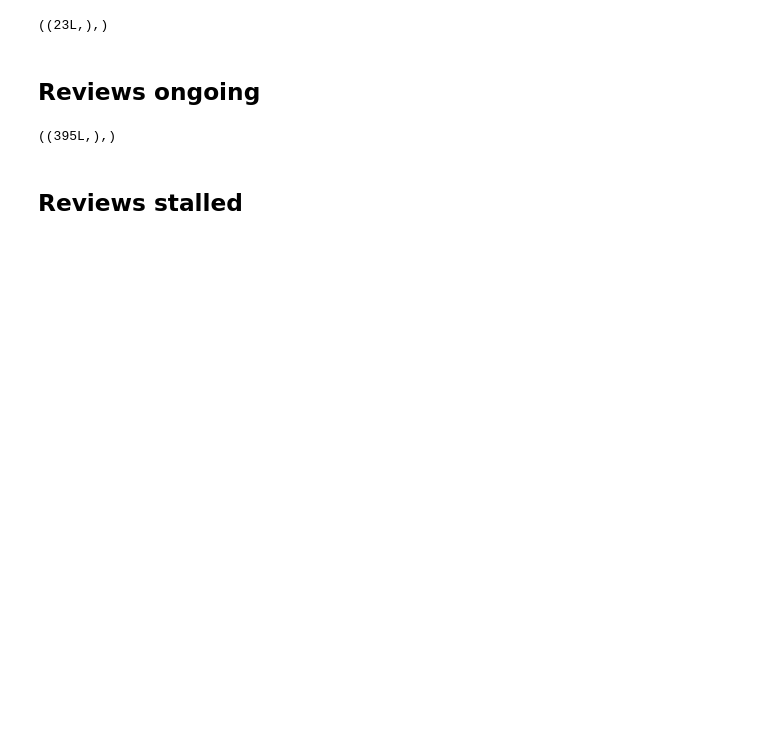
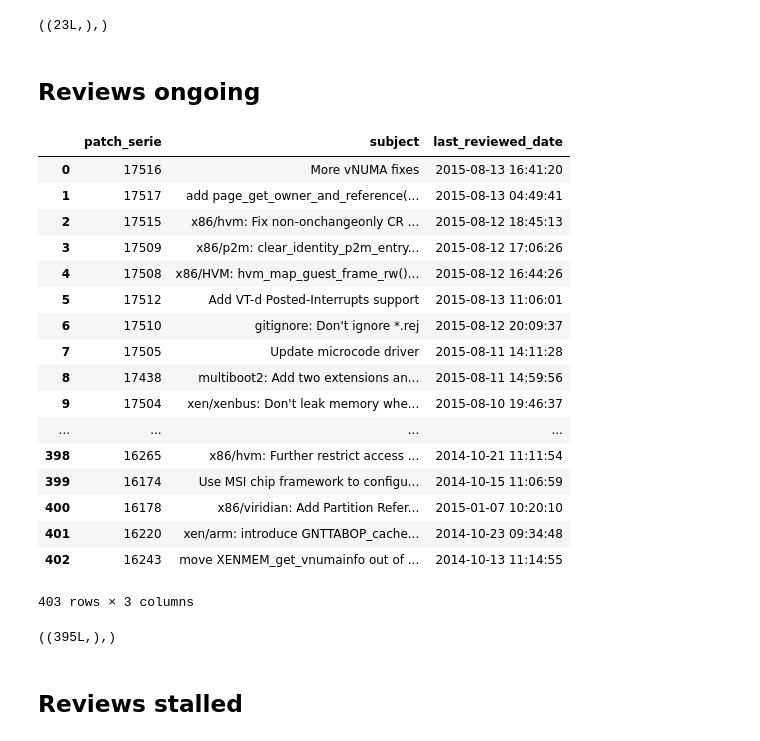
Before and after one commit to dicortazar/ipython-notebooks, a Jupyter notebook: projects/xen-analysis/Code-Review-Metrics.ipynb, the cells around one changed output. Cells and saved outputs as stored; diff of their text form; code cells hidden in the pictures; blank space fills up the shorter version.

```diff
--- a/projects/xen-analysis/Code-Review-Metrics.ipynb
+++ b/projects/xen-analysis/Code-Review-Metrics.ipynb
@@ -673,6 +710,29 @@ query = """ SELECT DISTINCT ps.id as reviewed_patch_serie,
             GROUP BY ps.id
             ORDER BY f.date desc """ # INITIAL VALUE OF 60 DAYS
 last_year_reviews = execute_query(cursor, query)
+# %%
+last_year_reviews_list = list(last_year_reviews)
+last_year_reviews_df = DataFrame(last_year_reviews_list, columns=["patch_serie", "subject", "last_reviewed_date"])
+last_year_reviews_df
+# %% [output]
+|  | patch_serie | subject | last_reviewed_date |
+| 0 | 17516 | More vNUMA fixes | 2015-08-13 16:41:20 |
+| 1 | 17517 | add page_get_owner_and_reference(... | 2015-08-13 04:49:41 |
+| 2 | 17515 | x86/hvm: Fix non-onchangeonly CR ... | 2015-08-12 18:45:13 |
+| 3 | 17509 | x86/p2m: clear_identity_p2m_entry... | 2015-08-12 17:06:26 |
+| 4 | 17508 | x86/HVM: hvm_map_guest_frame_rw()... | 2015-08-12 16:44:26 |
+| 5 | 17512 | Add VT-d Posted-Interrupts support | 2015-08-13 11:06:01 |
+| 6 | 17510 | gitignore: Don't ignore *.rej | 2015-08-12 20:09:37 |
+| 7 | 17505 | Update microcode driver | 2015-08-11 14:11:28 |
+| 8 | 17438 | multiboot2: Add two extensions an... | 2015-08-11 14:59:56 |
+| 9 | 17504 | xen/xenbus: Don't leak memory whe... | 2015-08-10 19:46:37 |
+| ... | ... | ... | ... |
+| 398 | 16265 | x86/hvm: Further restrict access ... | 2014-10-21 11:11:54 |
+| 399 | 16174 | Use MSI chip framework to configu... | 2014-10-15 11:06:59 |
+| 400 | 16178 | x86/viridian: Add Partition Refer... | 2015-01-07 10:20:10 |
+| 401 | 16220 | xen/arm: introduce GNTTABOP_cache... | 2014-10-23 09:34:48 |
+| 402 | 16243 | move XENMEM_get_vnumainfo out of ... | 2014-10-13 11:14:55 |
+403 rows × 3 columns
 # %%
 query = """ SELECT COUNT(DISTINCT(ps.id)) as reviewed_patch_serie
             FROM patch_series ps,
```
Also changed, not shown: parts of 5 cells of this notebook.
